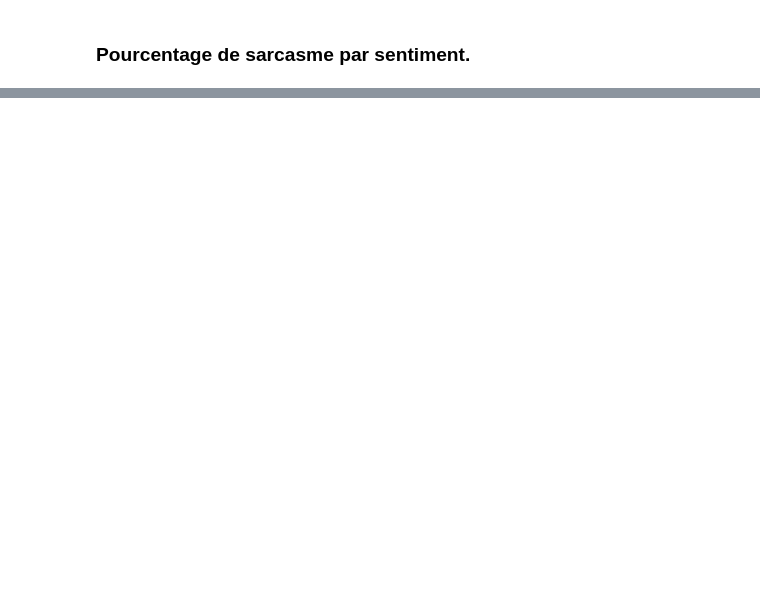
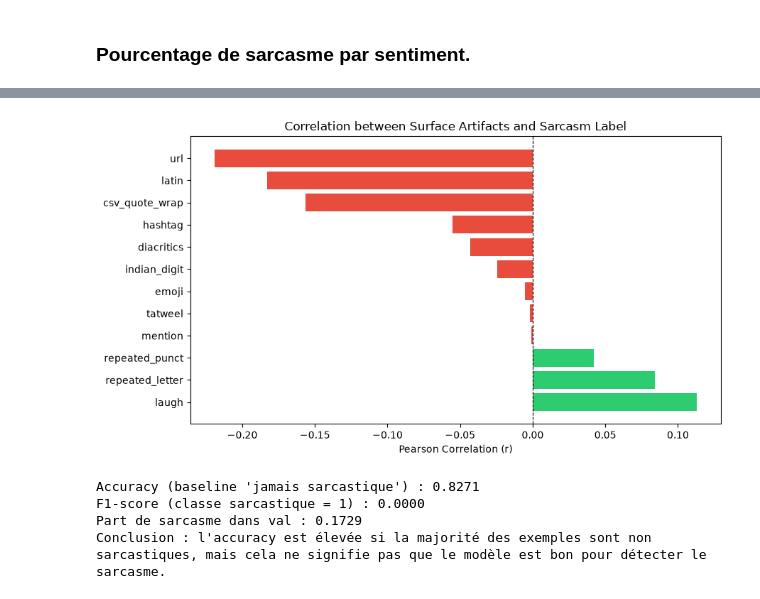
Before and after one commit to AMiNeC777/Hanwritten-code-For-LLM-FineTuning, a Jupyter notebook: Notebooks/Data_Exploration.ipynb, the cells around one changed output, grey strips where cells are left out. Saved outputs shown, nothing was run; the diff lists cells and outputs as text; code cells hidden in the pictures; blank space fills up the shorter version.

```diff
--- a/Notebooks/Data_Exploration.ipynb
+++ b/Notebooks/Data_Exploration.ipynb
@@ -181,0 +234,31 @@ plt.show()
+# %%
+tweets = full["tweet"].astype(str)
+labels = full["sarcasm"].astype(float)
+
+rows = []
+for name, func in CUES:
+    present = tweets.map(func).astype(float)
+    corr = present.corr(labels)
+
+    rows.append({
+        "feature": name,
+        "count": int(present.sum()),
+        "pct_tweets (%)": round(100 * present.mean(), 2),
+        "sarcasm_when_present (%)": round(100 * labels[present == 1].mean(), 2),
+        "sarcasm_when_absent (%)": round(100 * labels[present == 0].mean(), 2),
+        "pearson_with_sarcasm": round(corr, 4),
+    })
+
+corr_df = pd.DataFrame(rows).sort_values("pearson_with_sarcasm", ascending=False)
+display(corr_df)
+
+# Plot the correlations
+plt.figure(figsize=(9, 5))
+colors = ["#e74c3c" if x < 0 else "#2ecc71" for x in corr_df["pearson_with_sarcasm"]]
+plt.barh(corr_df["feature"], corr_df["pearson_with_sarcasm"], color=colors)
+plt.axvline(0, color="black", linestyle="--", linewidth=0.8)
+plt.xlabel("Pearson Correlation (r)")
+plt.title("Correlation between Surface Artifacts and Sarcasm Label")
+plt.tight_layout()
+plt.show()
+# %% [output]
@@ -181,0 +278,25 @@ plt.show()
+[figure, added]
+# %%
+from sklearn.metrics import accuracy_score, f1_score
+
+# Baseline trivial : prédire "jamais sarcastique" pour tous les tweets
+y_true = val["sarcasm"].astype(int)
+y_pred = [0] * len(val)
+
+acc = accuracy_score(y_true, y_pred)
+f1_pos = f1_score(y_true, y_pred, pos_label=1, zero_division=0)
+
+print(f"Accuracy (baseline 'jamais sarcastique') : {acc:.4f}")
+print(f"F1-score (classe sarcastique = 1) : {f1_pos:.4f}")
+print(f"Part de sarcasme dans val : {y_true.mean():.4f}")
+
+# Interprétation
+print(
+    "Conclusion : l'accuracy est élevée si la majorité des exemples sont non sarcastiques, "
+    "mais cela ne signifie pas que le modèle est bon pour détecter le sarcasme."
+)
+# %% [output]
+Accuracy (baseline 'jamais sarcastique') : 0.8271
+F1-score (classe sarcastique = 1) : 0.0000
+Part de sarcasme dans val : 0.1729
+Conclusion : l'accuracy est élevée si la majorité des exemples sont non sarcastiques, mais cela ne signifie pas que le modèle est bon pour détecter le sarcasme.
```
Also changed, not shown: parts of 5 cells of this notebook, 4 other files.
